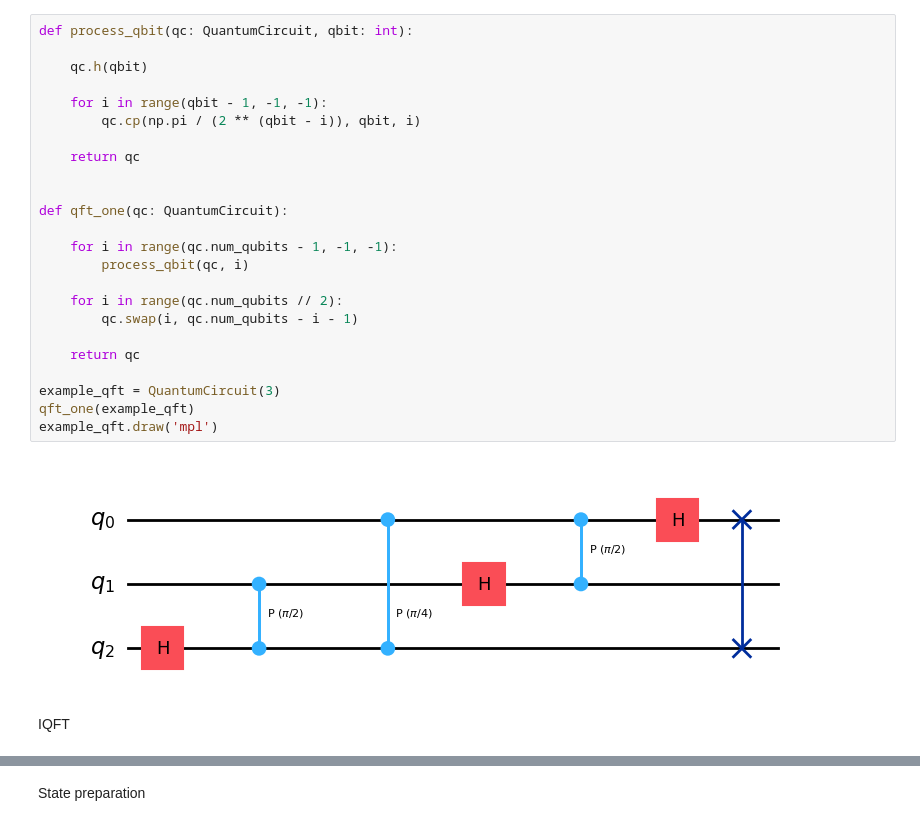
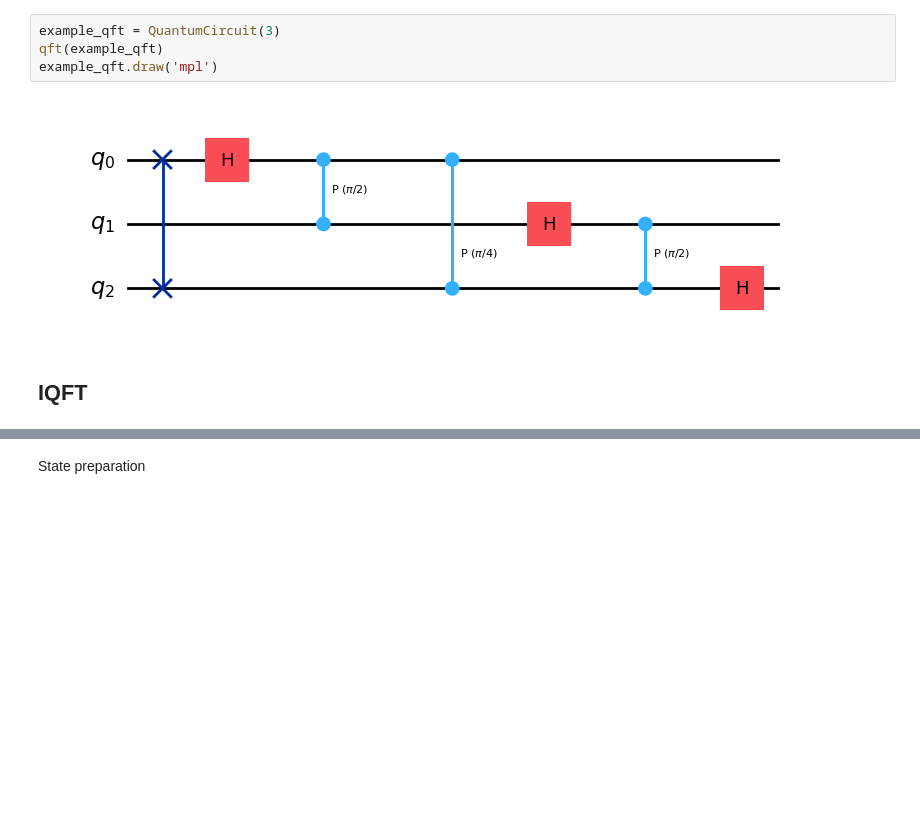
Before and after one commit to TarnMaVas/LA_HHL_project, a Jupyter notebook: HHL_qft.ipynb, the cells around one changed output, grey strips where cells are left out. Cells and saved outputs as stored; diff of their text form; blank space fills up the shorter version.

```diff
--- a/HHL_qft.ipynb
+++ b/HHL_qft.ipynb
@@ -58,31 +62,11 @@ QFT
-# %%
-def process_qbit(qc: QuantumCircuit, qbit: int):
-
-    qc.h(qbit)
-
-    for i in range(qbit - 1, -1, -1):
-        qc.cp(np.pi / (2 ** (qbit - i)), qbit, i)
-
-    return qc
-
-
-def qft_one(qc: QuantumCircuit):
-
-    for i in range(qc.num_qubits - 1, -1, -1):
-        process_qbit(qc, i)
-
-    for i in range(qc.num_qubits // 2):
-        qc.swap(i, qc.num_qubits - i - 1)
-
-    return qc
-
-example_qft = QuantumCircuit(3)
-qft_one(example_qft)
-example_qft.draw('mpl')
-# %% [output]
-[figure, removed]
-# %% [markdown]
-IQFT
+# %%
+example_qft = QuantumCircuit(3)
+qft(example_qft)
+example_qft.draw('mpl')
+# %% [output]
+[figure, added]
+# %% [markdown]
+## IQFT
 # %%
 # Create the circuit
 qc = QuantumCircuit(3)
```
Also changed, not shown: parts of 8 cells of this notebook.
